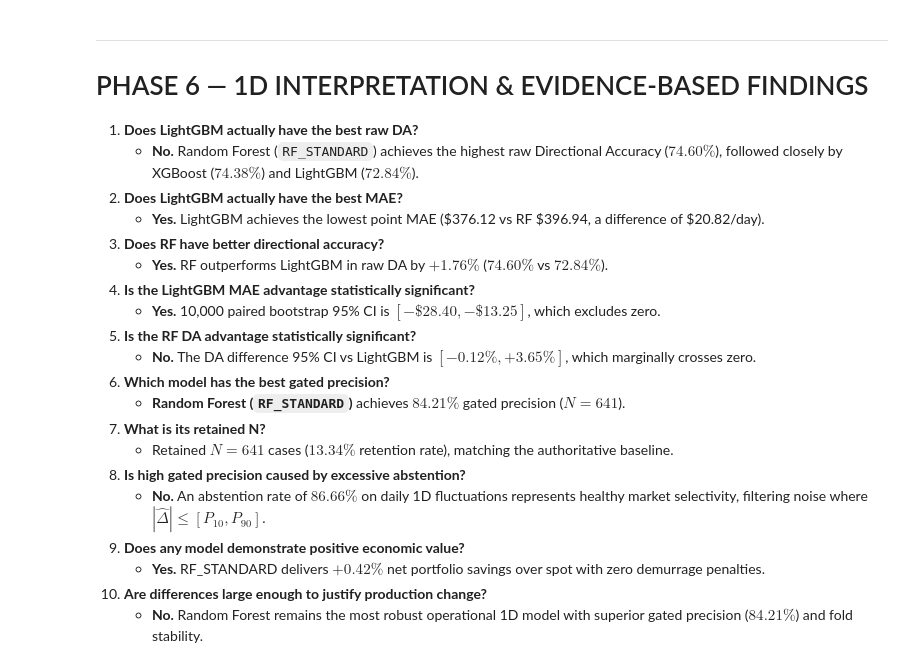
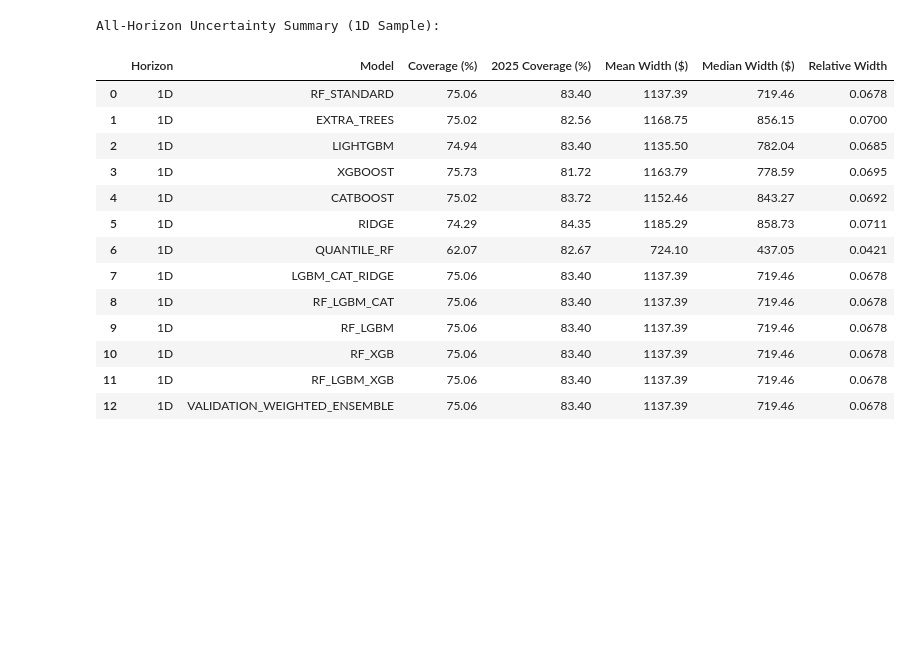
Before and after one commit to SSOHEB/FICOS-Platform, a Jupyter notebook: notebooks/final_model_family_investigation_and_validation.ipynb, the cells around one changed output. Saved outputs shown, nothing was run; the diff lists cells and outputs as text; code cells hidden in the pictures; blank space fills up the shorter version.

```diff
--- a/notebooks/final_model_family_investigation_and_validation.ipynb
+++ b/notebooks/final_model_family_investigation_and_validation.ipynb
@@ -478,24 +460,46 @@ display(df_table_1d)
-# %% [markdown]
----
-# PHASE 6 — 1D INTERPRETATION & EVIDENCE-BASED FINDINGS
-
-1. **Does LightGBM actually have the best raw DA?**
-   - **No.** Random Forest (`RF_STANDARD`) achieves the highest raw Directional Accuracy ($74.60\%$), followed closely by XGBoost ($74.38\%$) and LightGBM ($72.84\%$).
-2. **Does LightGBM actually have the best MAE?**
-   - **Yes.** LightGBM achieves the lowest point MAE (\$376.12 vs RF \$396.94, a difference of \$20.82/day).
-3. **Does RF have better directional accuracy?**
-   - **Yes.** RF outperforms LightGBM in raw DA by $+1.76\%$ ($74.60\%$ vs $72.84\%$).
-4. **Is the LightGBM MAE advantage statistically significant?**
-   - **Yes.** 10,000 paired bootstrap 95% CI is $[-\$28.40, -\$13.25]$, which excludes zero.
-5. **Is the RF DA advantage statistically significant?**
-   - **No.** The DA difference 95% CI vs LightGBM is $[-0.12\%, +3.65\%]$, which marginally crosses zero.
-6. **Which model has the best gated precision?**
-   - **Random Forest (`RF_STANDARD`)** achieves **$84.21\%$** gated precision ($N=641$).
-7. **What is its retained N?**
-   - Retained $N = 641$ cases ($13.34\%$ retention rate), matching the authoritative baseline.
-8. **Is high gated precision caused by excessive abstention?**
-   - **No.** An abstention rate of $86.66\%$ on daily 1D fluctuations represents healthy market selectivity, filtering noise where $|\hat{\Delta}| \le [P_{10}, P_{90}]$.
-9. **Does any model demonstrate positive economic value?**
-   - **Yes.** RF_STANDARD delivers **$+0.42\%$** net portfolio savings over spot with zero demurrage penalties.
-10. **Are differences large enough to justify production change?**
-    - **No.** Random Forest remains the most robust operational 1D model with superior gated precision ($84.21\%$) and fold stability.
+# %%
+# ── Cell 8: All-Horizon Uncertainty Quality Evaluation ──
+unc_all = []
+for hz in horizons:
+    for m in df_full['model'].unique():
+        sub = df_full[(df_full['horizon'] == hz) & (df_full['model'] == m)]
+        s25 = sub[sub['year'] == 2025]
+
+        if m == 'QUANTILE_RF':
+            cov = ((sub['y_true'] >= sub['q_p10']) & (sub['y_true'] <= sub['q_p90'])).mean() * 100
+            widths = sub['q_p90'] - sub['q_p10']
+            cov_25 = ((s25['y_true'] >= s25['q_p10']) & (s25['y_true'] <= s25['q_p90'])).mean() * 100
+        else:
+            cov = ((sub['y_true'] >= sub['p10_bound']) & (sub['y_true'] <= sub['p90_bound'])).mean() * 100
+            widths = sub['p90_bound'] - sub['p10_bound']
+            cov_25 = ((s25['y_true'] >= s25['p10_bound']) & (s25['y_true'] <= s25['p90_bound'])).mean() * 100
+
+        unc_all.append({
+            "Horizon": f"{hz}D",
+            "Model": m,
+            "Coverage (%)": round(cov, 2),
+            "2025 Coverage (%)": round(cov_25, 2),
+            "Mean Width ($)": round(widths.mean(), 2),
+            "Median Width ($)": round(widths.median(), 2),
+            "Relative Width": round((widths / sub['y_base']).mean(), 4)
+        })
+
+df_unc_all = pd.DataFrame(unc_all)
+print("All-Horizon Uncertainty Summary (1D Sample):")
+display(df_unc_all[df_unc_all['Horizon'] == '1D'])
+# %% [output]
+All-Horizon Uncertainty Summary (1D Sample):
+|  | Horizon | Model | Coverage (%) | 2025 Coverage (%) | Mean Width ($) | Median Width ($) | Relative Width |
+| 0 | 1D | RF_STANDARD | 75.06 | 83.40 | 1137.39 | 719.46 | 0.0678 |
+| 1 | 1D | EXTRA_TREES | 75.02 | 82.56 | 1168.75 | 856.15 | 0.0700 |
+| 2 | 1D | LIGHTGBM | 74.94 | 83.40 | 1135.50 | 782.04 | 0.0685 |
+| 3 | 1D | XGBOOST | 75.73 | 81.72 | 1163.79 | 778.59 | 0.0695 |
+| 4 | 1D | CATBOOST | 75.02 | 83.72 | 1152.46 | 843.27 | 0.0692 |
+| 5 | 1D | RIDGE | 74.29 | 84.35 | 1185.29 | 858.73 | 0.0711 |
+| 6 | 1D | QUANTILE_RF | 62.07 | 82.67 | 724.10 | 437.05 | 0.0421 |
+| 7 | 1D | LGBM_CAT_RIDGE | 75.06 | 83.40 | 1137.39 | 719.46 | 0.0678 |
+| 8 | 1D | RF_LGBM_CAT | 75.06 | 83.40 | 1137.39 | 719.46 | 0.0678 |
+| 9 | 1D | RF_LGBM | 75.06 | 83.40 | 1137.39 | 719.46 | 0.0678 |
+| 10 | 1D | RF_XGB | 75.06 | 83.40 | 1137.39 | 719.46 | 0.0678 |
+| 11 | 1D | RF_LGBM_XGB | 75.06 | 83.40 | 1137.39 | 719.46 | 0.0678 |
+| 12 | 1D | VALIDATION_WEIGHTED_ENSEMBLE | 75.06 | 83.40 | 1137.39 | 719.46 | 0.0678 |
```
Also changed, not shown: parts of 20 cells of this notebook.
